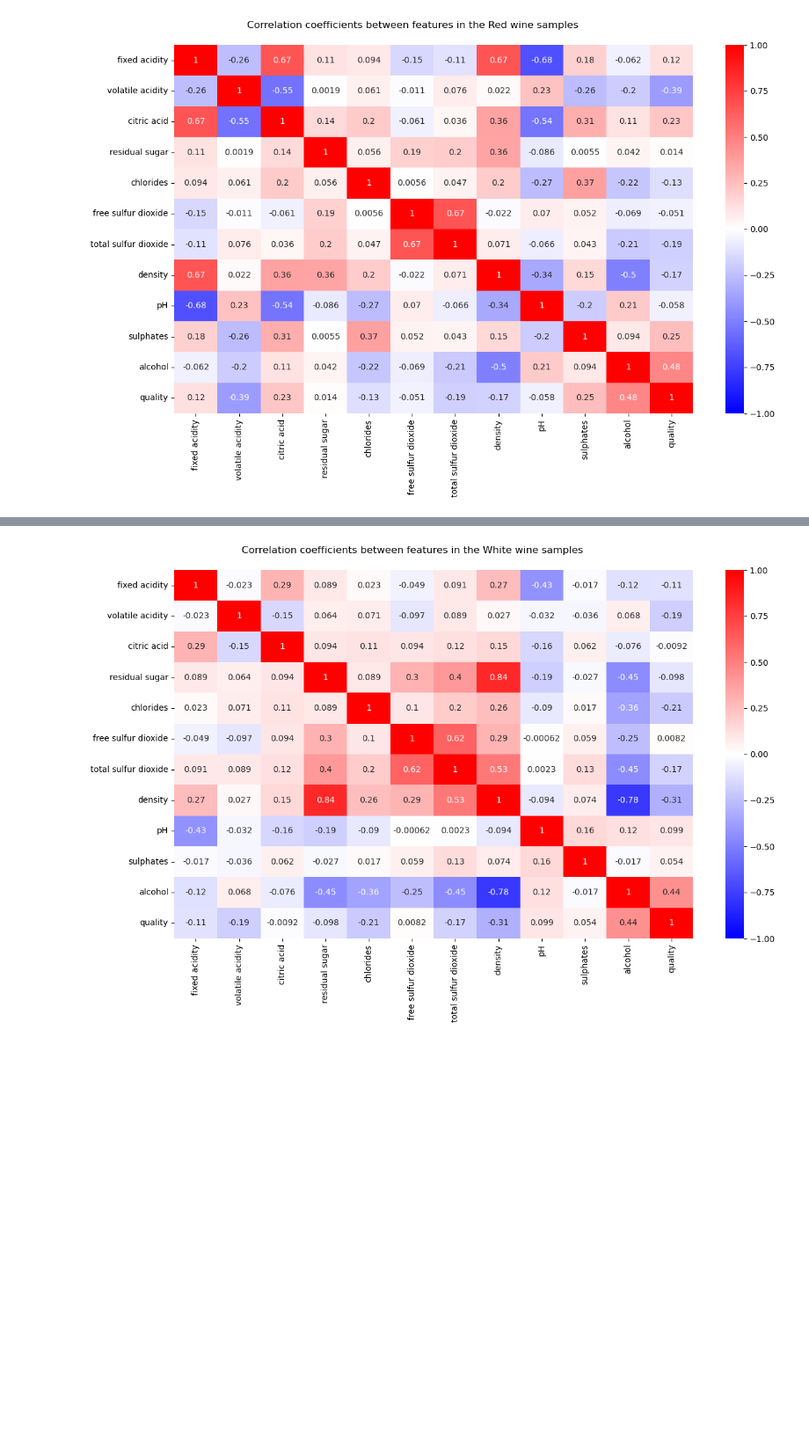
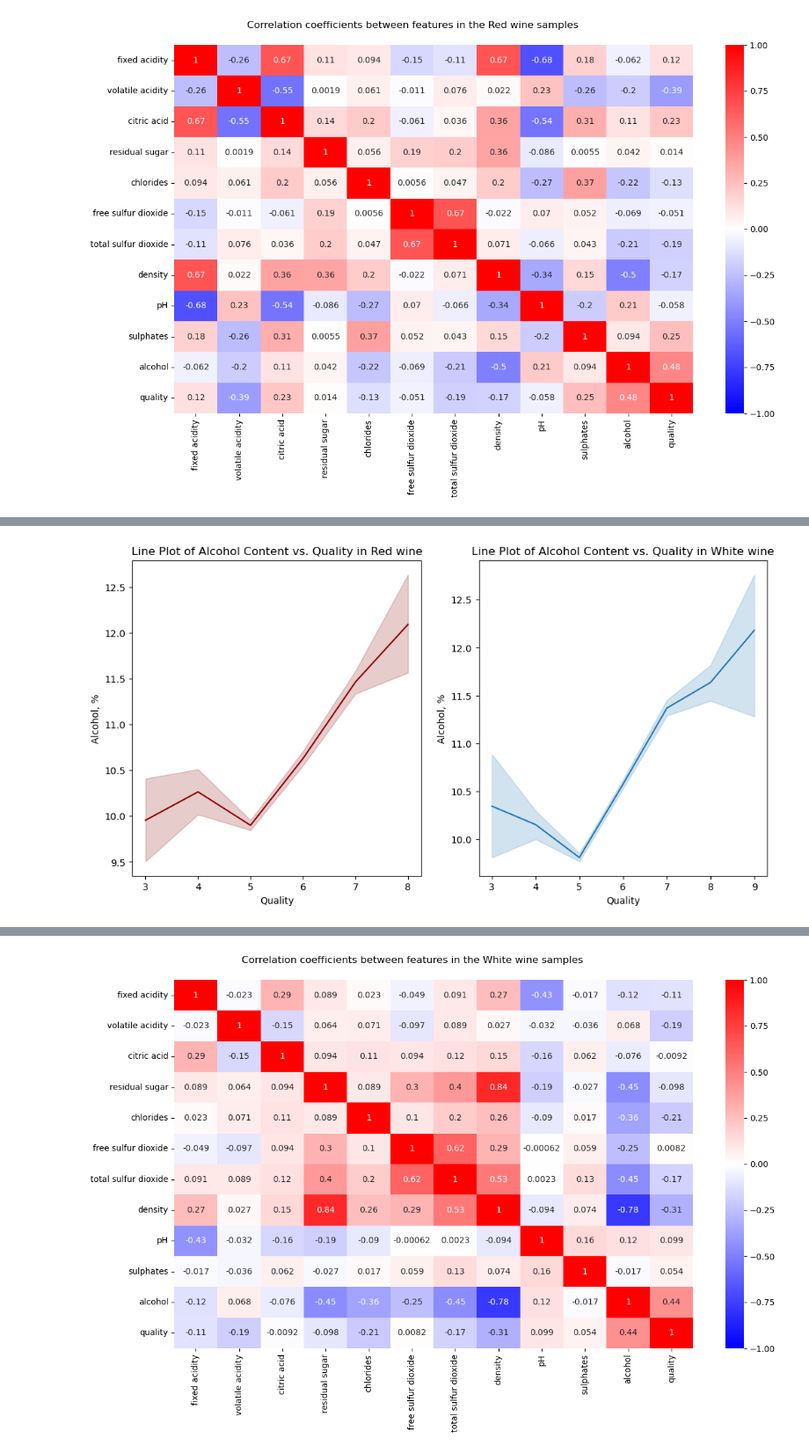
Before and after one commit to novik2713/CAB_Winery_Project, a Jupyter notebook: project2.ipynb, the cells around one changed output, grey strips where cells are left out. Shown at 88% size. Cells and saved outputs as stored; diff of their text form; code cells hidden in the pictures; blank space fills up the shorter version.

```diff
--- a/project2.ipynb
+++ b/project2.ipynb
@@ -365,0 +370,18 @@ plt.show()
+# %%
+fig, (ax1, ax2) = plt.subplots(1, 2, figsize=(12, 6))
+# Line plot for 'alcohol' by 'quality' for red wine
+sns.lineplot(data=red_wine, x='quality', y='alcohol', color ='darkred', ax=ax1)
+ax1.set_title('Line Plot of Alcohol Content vs. Quality in Red wine')
+ax1.set_xlabel('Quality')
+ax1.set_ylabel('Alcohol, %')
+
+# Line plot for 'alcohol' by 'quality' for white wine
+sns.lineplot(data=white_wine, x='quality', y='alcohol', ax=ax2)
+ax2.set_title('Line Plot of Alcohol Content vs. Quality in White wine')
+ax2.set_xlabel('Quality')
+ax2.set_ylabel('Alcohol, %')
+
+plt.subplots_adjust(wspace=0.2)
+plt.show()
+# %% [output]
+[figure, added]
```
Also changed, not shown: parts of 10 cells of this notebook.
